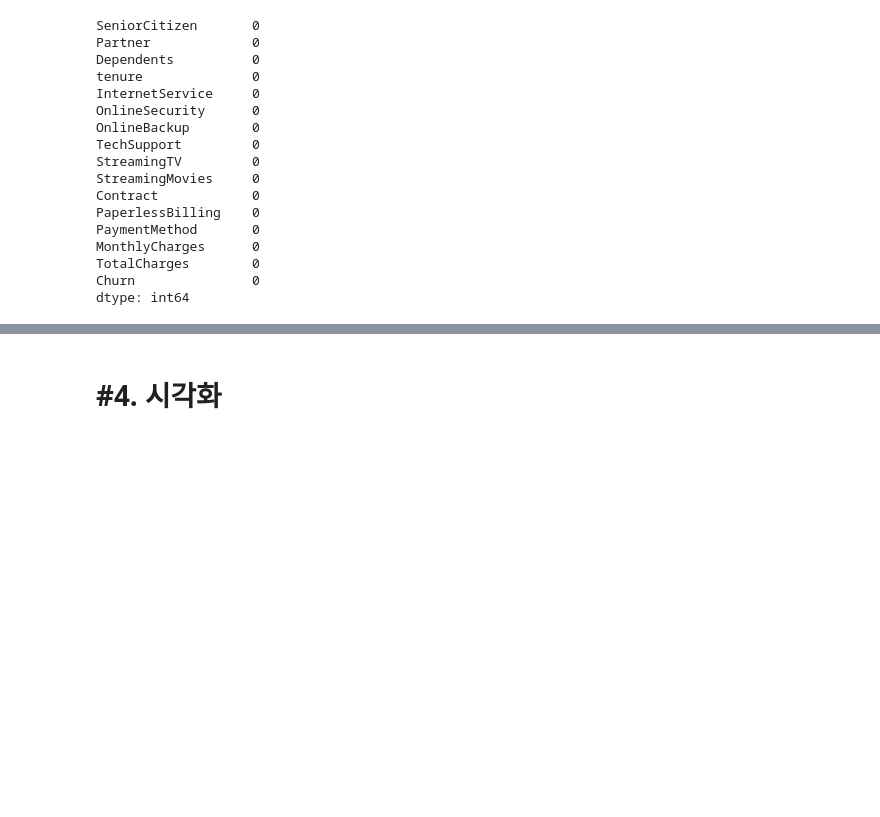
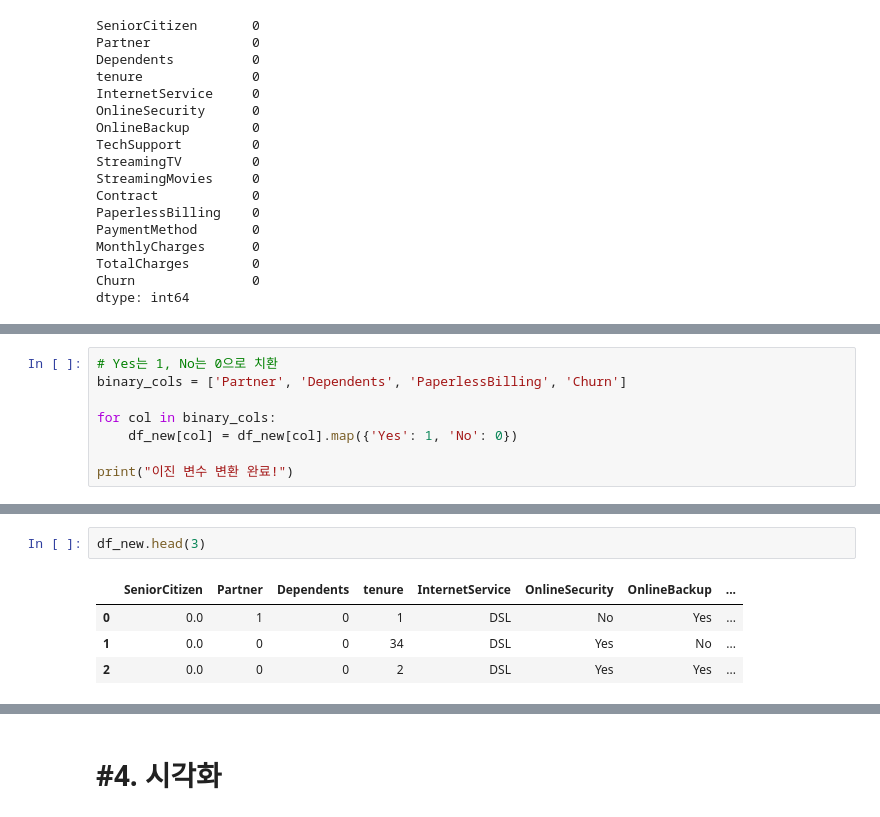
Before and after one commit to jjuuu999/hipython, a Jupyter notebook: 45_파이썬데이터분석_실습_통신사고객이탈_배포.ipynb, the cells around one changed output, grey strips where cells are left out. Cells and saved outputs as stored; diff of their text form; blank space fills up the shorter version.

```diff
--- a/45_파이썬데이터분석_실습_통신사고객이탈_배포.ipynb
+++ b/45_파이썬데이터분석_실습_통신사고객이탈_배포.ipynb
@@ -794,0 +783,8 @@ dtype: int64
+# %%
+# Yes는 1, No는 0으로 치환
+binary_cols = ['Partner', 'Dependents', 'PaperlessBilling', 'Churn']
+
+for col in binary_cols:
+    df_new[col] = df_new[col].map({'Yes': 1, 'No': 0})
+
+print("이진 변수 변환 완료!")
@@ -794,0 +824,7 @@ dtype: int64
+# %%
+df_new.head(3)
+# %% [output]
+|  | SeniorCitizen | Partner | Dependents | tenure | InternetService | OnlineSecurity | OnlineBackup | ... |
+| 0 | 0.0 | 1 | 0 | 1 | DSL | No | Yes | ... |
+| 1 | 0.0 | 0 | 0 | 34 | DSL | Yes | No | ... |
+| 2 | 0.0 | 0 | 0 | 2 | DSL | Yes | Yes | ... |
```
Also changed, not shown: parts of 17 cells of this notebook.
